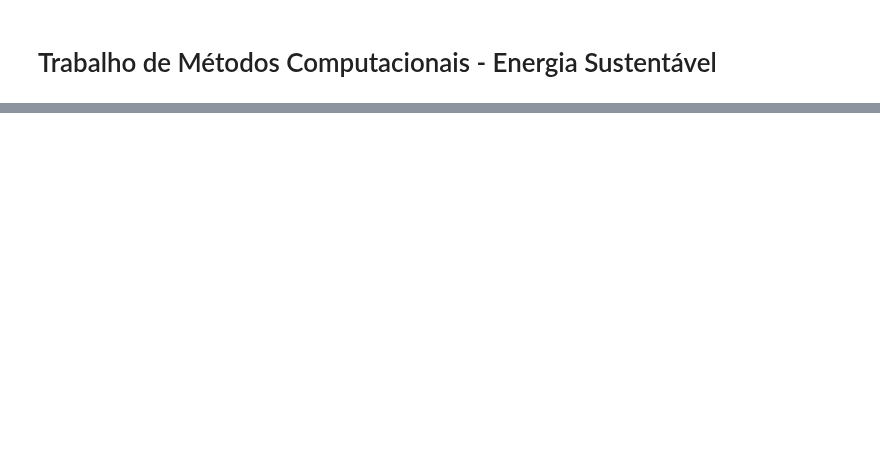
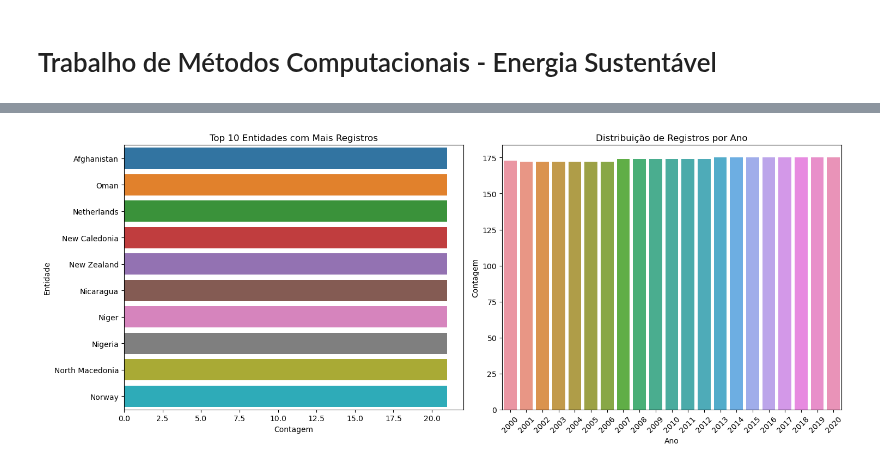
Before and after one commit to Felipefalex/Projeto-Sustainable-Energy, a Jupyter notebook: sustainable_energy.ipynb, the cells around one changed output, grey strips where cells are left out. Drawn from its saved outputs; the diff is of its cells as text; code cells hidden in the pictures; blank space fills up the shorter version.

```diff
--- a/sustainable_energy.ipynb
+++ b/sustainable_energy.ipynb
@@ -105,0 +10,7 @@ df.corr()
+# %%
+# Carregando o dataset
+file_path = r'C:\Users\Felipe\OneDrive\Documentos\Programacao\FEA\Metodos Computacionais\Projeto Sustainable Energy\global-data-on-sustainable-energy (1).csv'
+data = pd.read_csv(file_path)
+
+# Exibindo as primeiras linhas do dataset para inspeção inicial
+data.head()
@@ -105,0 +66,25 @@ df.corr()
+# %%
+# Estatísticas descritivas das variáveis numéricas
+numerical_stats = data.describe()
+
+# Visualização da distribuição das principais variáveis categóricas
+plt.figure(figsize=(15, 6))
+plt.subplot(1, 2, 1)
+sns.countplot(y=data['Entity'], order=data['Entity'].value_counts().index[:10])
+plt.title('Top 10 Entidades com Mais Registros')
+plt.ylabel('Entidade')
+plt.xlabel('Contagem')
+
+plt.subplot(1, 2, 2)
+sns.countplot(x=data['Year'])
+plt.title('Distribuição de Registros por Ano')
+plt.ylabel('Contagem')
+plt.xlabel('Ano')
+plt.xticks(rotation=45)
+
+plt.tight_layout()
+plt.show()
+
+numerical_stats
+# %% [output]
+[figure, added]
```
Also changed, not shown: parts of 14 cells of this notebook.
